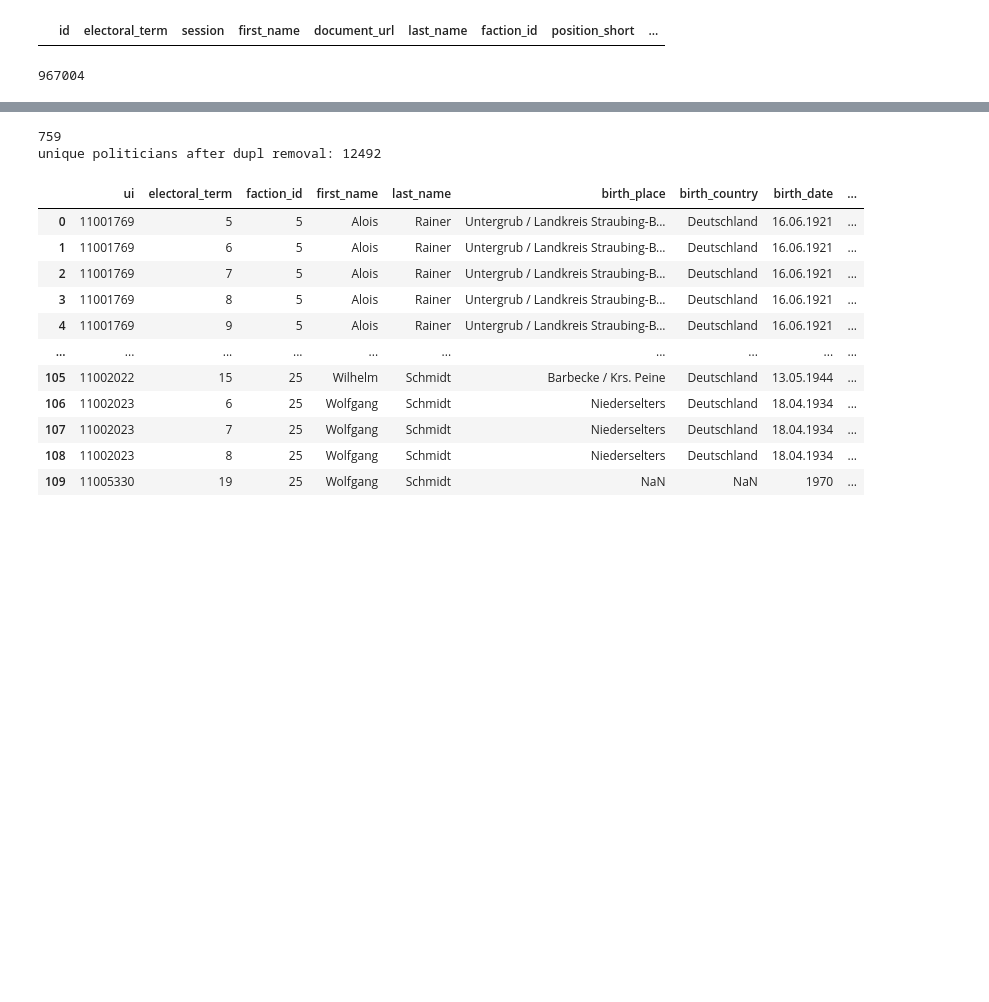
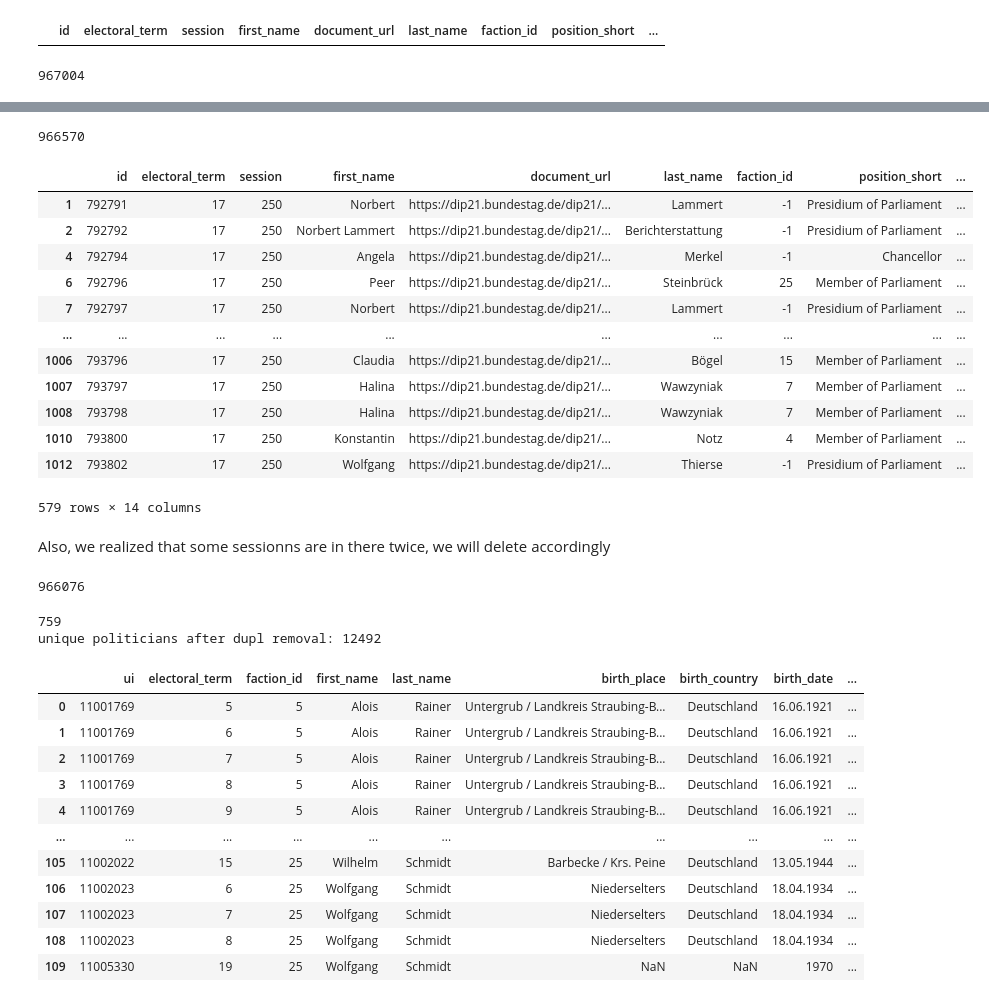
Before and after one commit to committopush/Thesis, a Jupyter notebook: Data_Cleaning_v4.ipynb, the cells around one changed output, grey strips where cells are left out. Drawn from its saved outputs; the diff is of its cells as text; code cells hidden in the pictures; blank space fills up the shorter version.

Commit message:
duplicate changes

```diff
--- a/Data_Cleaning_v4.ipynb
+++ b/Data_Cleaning_v4.ipynb
@@ -126,3 +126,24 @@ content[content.duplicated(subset='id', keep=False)].sort_values(by='id')
 len(content)
 # %% [output]
 967004
+# %%
+#check for duplicate content, also trimming the content as there might be variations at the end.
+# a length of 200 characters ensures that there are duplicates for sure
+
+# trim length of content to 200 caracters
+content['content_trimmed'] = content['speech_content'].str[:200]
+
+duplicates=content[
+    content.duplicated(
+        subset=['politician_id', 'content_trimmed'],
+        keep=False
+    )
+].sort_values(by=['politician_id', 'content_trimmed'])
+
+# analyze in excel
+
+# filter for all where length is larger than 200
+duplicates = duplicates[duplicates['content_trimmed'].str.len() > 150]
+
+#download as excel
+duplicates.to_excel('duplicates_2.xlsx')
@@ -128,0 +152,17 @@ len(content)
+# %%
+# Delete speech_content duplicates for date: 2013-06-26 and keep the last
+
+# Step 2: Create a temporary DataFrame for only the relevant subset
+subset_df = content[(content['electoral_term'] == 17) & (content['session'] == 250)]
+
+# Step 3: Identify 'id' values to drop by finding duplicates within this subset
+# Keep only the last duplicate based on 'politician_id' and 'content_trimmed'
+ids_to_drop = subset_df.duplicated(subset=['politician_id', 'content_trimmed'], keep='last')
+ids_to_drop = subset_df[ids_to_drop]['id'].tolist()
+
+# Step 4: Drop these 'id' values from the original DataFrame
+content = content[~content['id'].isin(ids_to_drop)]
+
+# drop the column content_trimmed
+content.drop(columns=['content_trimmed'], inplace=True)
+content.head()
@@ -128,0 +176,23 @@ len(content)
+# %%
+len(content)
+# %% [output]
+966570
+# %%
+# show term 17, session 250 to prove
+content[(content['electoral_term'] == 17) & (content['session'] == 250)]
+# %% [output]
+|  | id | electoral_term | session | first_name | document_url | last_name | faction_id | position_short | ... |
+| 1 | 792791 | 17 | 250 | Norbert | https://dip21.bundestag.de/dip21/... | Lammert | -1 | Presidium of Parliament | ... |
+| 2 | 792792 | 17 | 250 | Norbert Lammert | https://dip21.bundestag.de/dip21/... | Berichterstattung | -1 | Presidium of Parliament | ... |
+| 4 | 792794 | 17 | 250 | Angela | https://dip21.bundestag.de/dip21/... | Merkel | -1 | Chancellor | ... |
+| 6 | 792796 | 17 | 250 | Peer | https://dip21.bundestag.de/dip21/... | Steinbrück | 25 | Member of Parliament | ... |
+| 7 | 792797 | 17 | 250 | Norbert | https://dip21.bundestag.de/dip21/... | Lammert | -1 | Presidium of Parliament | ... |
+| ... | ... | ... | ... | ... | ... | ... | ... | ... | ... |
+| 1006 | 793796 | 17 | 250 | Claudia | https://dip21.bundestag.de/dip21/... | Bögel | 15 | Member of Parliament | ... |
+| 1007 | 793797 | 17 | 250 | Halina | https://dip21.bundestag.de/dip21/... | Wawzyniak | 7 | Member of Parliament | ... |
+| 1008 | 793798 | 17 | 250 | Halina | https://dip21.bundestag.de/dip21/... | Wawzyniak | 7 | Member of Parliament | ... |
+| 1010 | 793800 | 17 | 250 | Konstantin | https://dip21.bundestag.de/dip21/... | Notz | 4 | Member of Parliament | ... |
+| 1012 | 793802 | 17 | 250 | Wolfgang | https://dip21.bundestag.de/dip21/... | Thierse | -1 | Presidium of Parliament | ... |
+579 rows × 14 columns
+# %% [markdown]
+Also, we realized that some sessionns are in there twice, we will delete accordingly
@@ -129,3 +216,7 @@ len(content)
+# %%
+len(content)
+# %% [output]
+966076
 # %%
 politicians = politicians_raw.copy()
 
```
Also changed, not shown: parts of 12 cells of this notebook.
